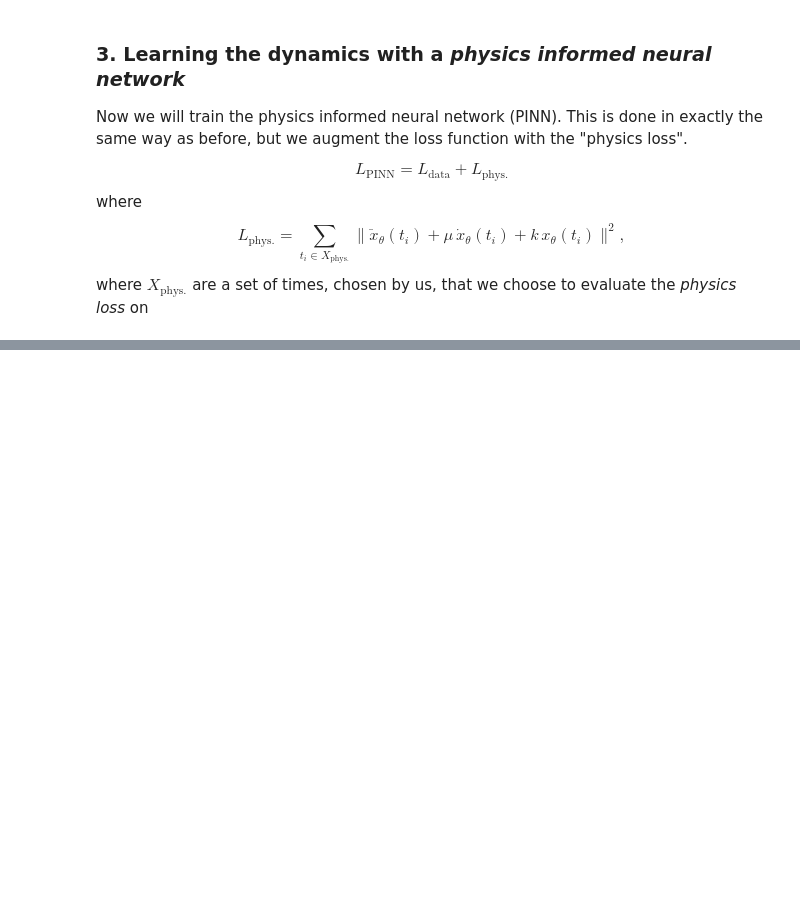
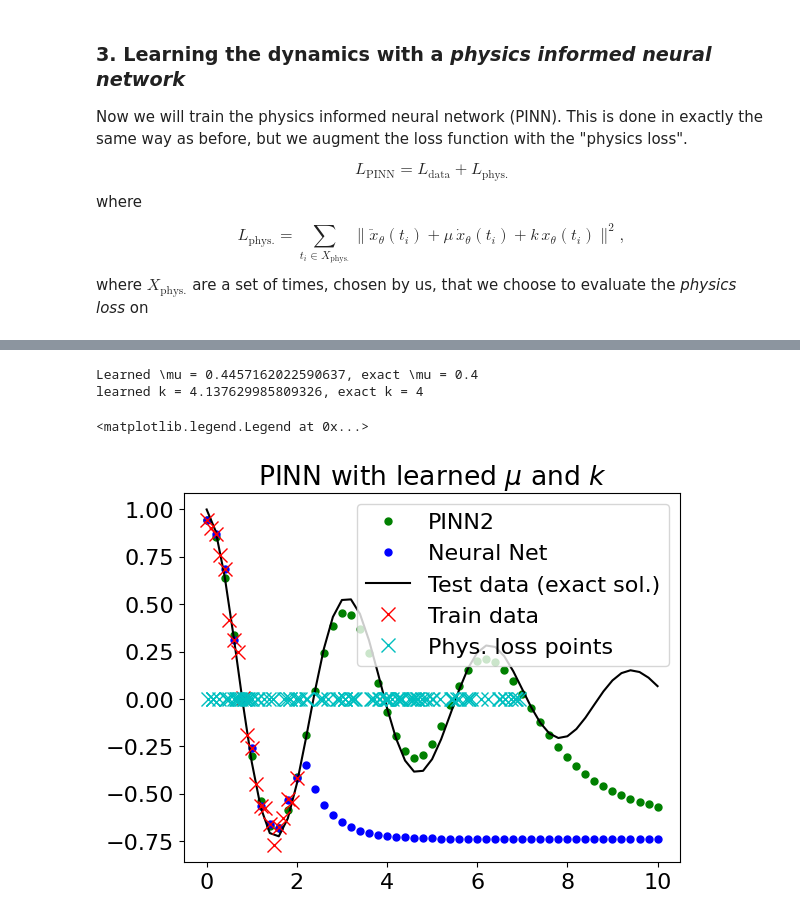
Before and after one commit to bentaps/PINN-example, a Jupyter notebook: mass-spring-system.ipynb, the cells around one changed output, grey strips where cells are left out. Saved outputs shown, nothing was run; the diff lists cells and outputs as text; code cells hidden in the pictures; blank space fills up the shorter version.

```diff
--- a/mass-spring-system.ipynb
+++ b/mass-spring-system.ipynb
@@ -216,0 +305,17 @@ plt.legend()
+# %%
+print(
+    f"Learned \mu = {model_pinn2.mu.item()}, exact \mu = {MU}\nlearned k = {model_pinn2.k.item()}, exact k = {K}"
+)
+
+plt.plot(t_test, model_pinn2(t_test).detach().numpy(), "g.", label="PINN2")
+plt.plot(t_test, model_nn(t_test).detach().numpy(), "b.", label="Neural Net")
+plt.plot(t_test, x_test, "k-", label="Test data (exact sol.)")
+plt.plot(t_train, x_train, "rx", label="Train data")
+plt.plot(t_phys, 0 * t_phys, "cx", label="Phys. loss points")
+plt.title("PINN with learned $\mu$ and $k$")
+plt.legend()
+# %% [output]
+Learned \mu = 0.4457162022590637, exact \mu = 0.4
+learned k = 4.137629985809326, exact k = 4
+<matplotlib.legend.Legend at 0x...>
+[figure, added]
```
Also changed, not shown: parts of 9 cells of this notebook.
